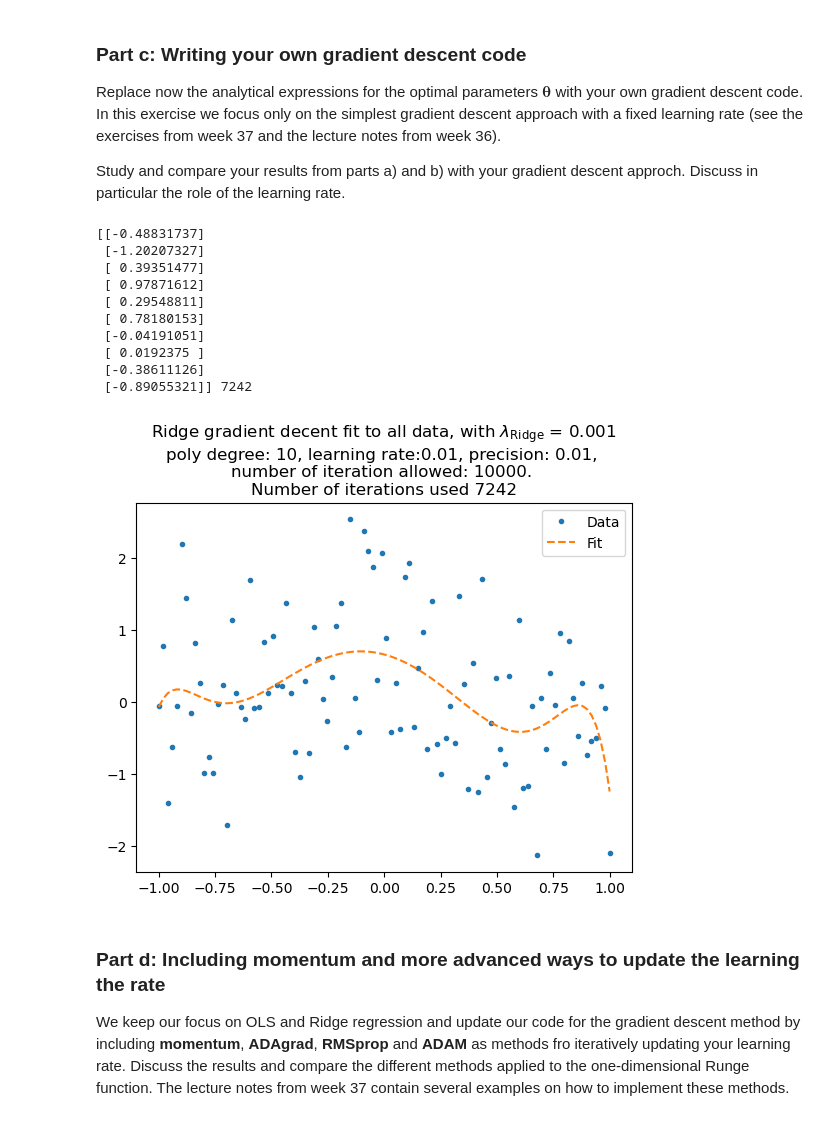
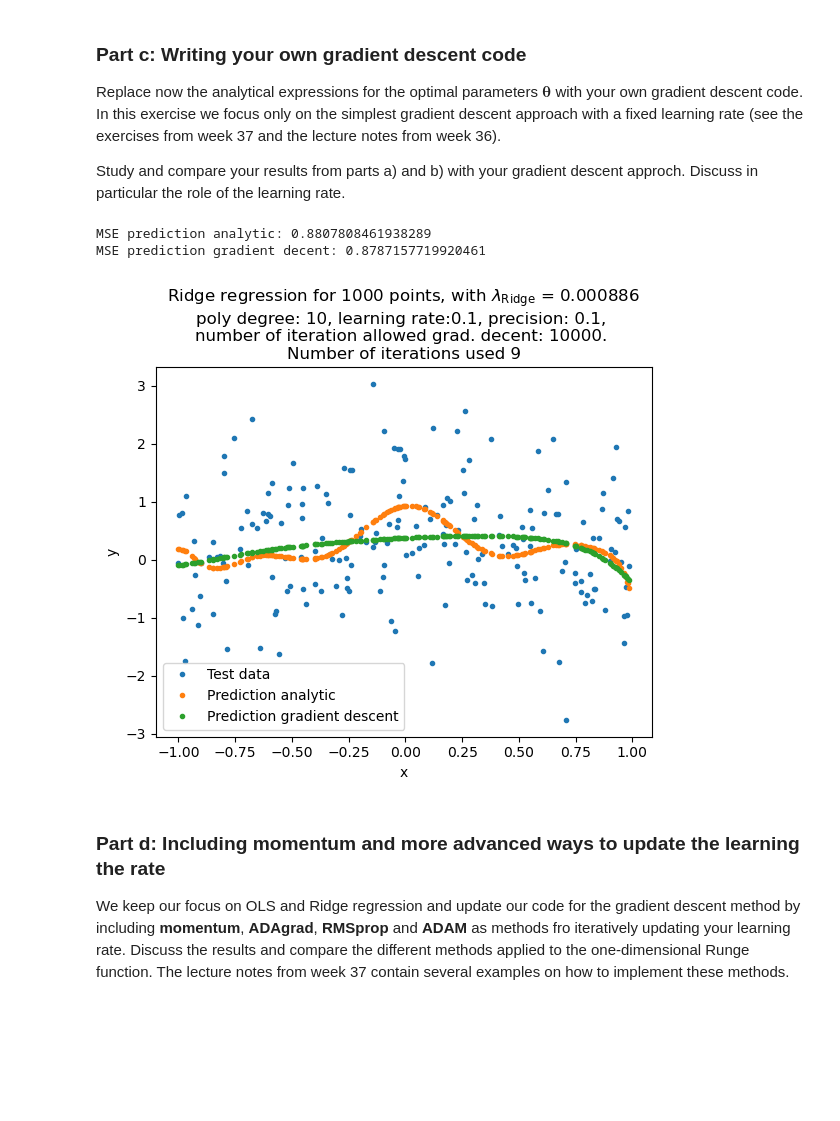
Before and after one commit to Waerstad/4155-Project-1, a Jupyter notebook: Code/project1_main.ipynb, the cells around one changed output. Saved outputs shown, nothing was run; the diff lists cells and outputs as text; code cells hidden in the pictures; blank space fills up the shorter version.

Commit message:
Add code and plot to part-c

```diff
--- a/Code/project1_main.ipynb
+++ b/Code/project1_main.ipynb
@@ -579,3 +579,9 @@ plt.show()
 plt.close()
 # %% [output]
 [figure]
+# %%
+index_min = np.argmin(mean_mse_polys_lambdas[2,:])
+ridge_lambda_minimize_P10 = ridge_lambdas[index_min]
+print(ridge_lambda_minimize_P10)
+# Manually round off to three significant digits
+ridge_lambda_minimize_P10 = 0.000886
@@ -624,60 +632,66 @@ def simple_gradient_decent_Ridge(X, y, theta, n, ridge_lambda=0.01, eta=0.01, pr
             break
     return theta, i
 # %%
-# Simple gradient decent Ridge for very specified case
+# Simple gradient decent Ridge compared to analytic ridge for a specific set of parameters
+
 np.random.seed(2025)
 
 # Number of data points
-n = 100
-
+n = 1000
 # Setting up data
 x = np.linspace(-1, 1, n)
 y = Runge_func(x) + np.random.normal(0, 1, size=n)
 
 poly_deg = 10
+ridge_lambda = ridge_lambda_minimize_P10
 
 X = polynomial_features(x, poly_deg, intercept=False)
-theta_start = np.ones([np.shape(X)[1]])
+
+X_train, X_test, y_train, y_test, train_idx, test_idx = train_test_split(X, y, np.arange(len(x)), test_size=0.2) # Tracks indices of x value in X_train and X_Test, for plotting later
 
 # Scaling of the data
 scaler = StandardScaler()   # initialize scaler method
-scaler.fit(X)    # only base the scaling on X_train, to prevent data leakage from X_test
-X = scaler.transform(X)
-y_offset = np.mean(y) # Nesecarry to add this to the y prediction since we have not used intercept parameter
+scaler.fit(X_train)    # only base the scaling on X_train, to prevent data leakage from X_test
+X_train_s = scaler.transform(X_train)
+X_test_s = scaler.transform(X_test)
+y_offset = np.mean(y_train) # Nesecarry to add this to the y prediction since we have not used intercept parameter
 
-ridge_lambda = 0.001
+# theta parameters from closed form analytic solution
+theta_analytic = Ridge_parameters(X_train_s, y_train, ridge_lambda=ridge_lambda)
+prediction_testdata_analytic_theta = X_test_s @ theta_analytic + y_offset
 
-learning_rate = 0.01
-precision = 0.01
+# theta parameters from gradient decent method
+learning_rate = 0.1
+precision = 0.1
 num_iterations = 10000
+theta_start = np.ones([np.shape(X)[1]])
 
+theta_grad_decent, iterations = simple_gradient_decent_Ridge(X_train_s, y_train, theta_start, n, ridge_lambda=ridge_lambda, eta=learning_rate, precision=precision, num_iter=num_iterations)
+prediction_testdata_gradient_decent_theta = X_test_s @ theta_grad_decent + y_offset
 
-theta, iterations = simple_gradient_decent_Ridge(X, y, theta_start, n, ridge_lambda=ridge_lambda, eta=learning_rate, precision=precision, num_iter=num_iterations)
-fit = X @ theta + y_offset
+mse_ytest_prediction_analytic = mean_squared_error(y_test, prediction_testdata_analytic_theta)
+mse_ytest_prediction_grad_decent = mean_squared_error(y_test, prediction_testdata_gradient_decent_theta)
+print(f"MSE prediction analytic: {mse_ytest_prediction_analytic}")
+print(f"MSE prediction gradient decent: {mse_ytest_prediction_grad_decent}")
 
-print(theta, iterations)
-plt.plot(x, y, ".", label="Data")
-plt.plot(x, fit, "--", label="Fit")
-plt.title(f"Ridge gradient decent fit to all data, with $\lambda_\\text{{Ridge}}$ = {ridge_lambda} \n"
+plt.plot(x[test_idx], y[test_idx], ".", label="Test data")
+plt.plot(x[test_idx], prediction_testdata_analytic_theta, ".", label="Prediction analytic")
+plt.plot(x[test_idx], prediction_testdata_gradient_decent_theta, ".", label="Prediction gradient descent")
+
+plt.title(f"Ridge regression for {n} points, with $\lambda_\\text{{Ridge}}$ = {ridge_lambda} \n"
           f"poly degree: {poly_deg}, learning rate:{learning_rate}, precision: {precision}, \n"
-          f"number of iteration allowed: {num_iterations}. \n"
+          f"number of iteration allowed grad. decent: {num_iterations}. \n"
           f"Number of iterations used {iterations}"
          )
+plt.xlabel("x")
+plt.ylabel("y")
 plt.legend()
 plt.show()
 plt.close()
 # %% [output]
-[[-0.48831737]
- [-1.20207327]
- [ 0.39351477]
- [ 0.97871612]
- [ 0.29548811]
- [ 0.78180153]
- [-0.04191051]
- [ 0.0192375 ]
- [-0.38611126]
- [-0.89055321]] 7242
+MSE prediction analytic: 0.8807808461938289
+MSE prediction gradient decent: 0.8787157719920461
-[figure, old version]
+[figure, new version]
 # %% [markdown]
 ### Part d: Including momentum and more advanced ways to update the learning the rate
 
```
Also changed, not shown: parts of 1 cell of this notebook.
